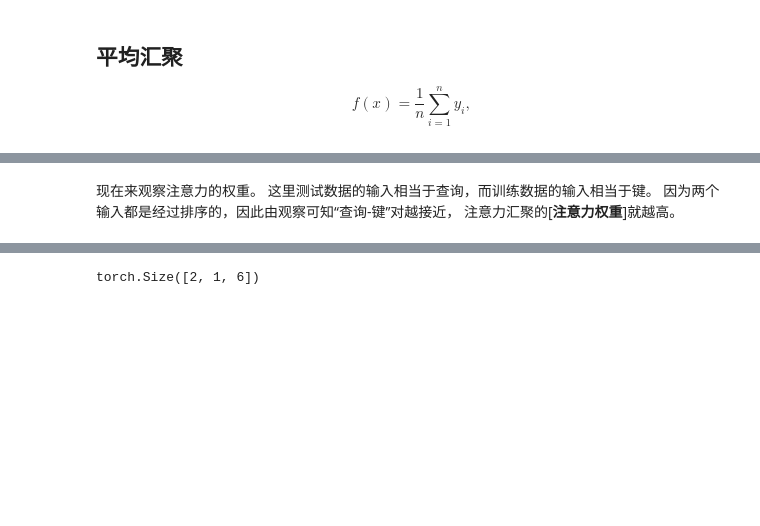
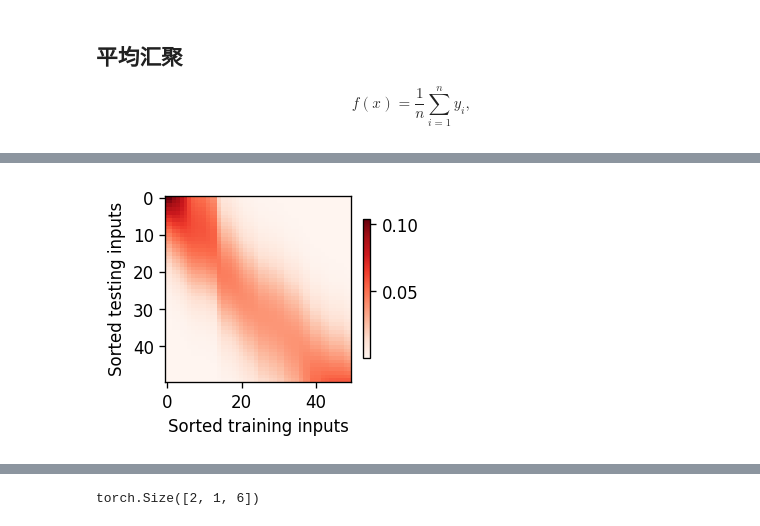
Before and after one commit to SimonSkywalke/diveIntoDeepLearningEasy, a Jupyter notebook: chapter10_attention-mechanisms/10.2_nadaraya-waston.ipynb, the cells around one changed output, grey strips where cells are left out. Saved outputs shown, nothing was run; the diff lists cells and outputs as text; code cells hidden in the pictures; blank space fills up the shorter version.

```diff
--- a/chapter10_attention-mechanisms/10.2_nadaraya-waston.ipynb
+++ b/chapter10_attention-mechanisms/10.2_nadaraya-waston.ipynb
@@ -14,3 +5,40 @@ $$y_i = 2\sin(x_i) + x_i^{0.8} + \epsilon,$$
+# %%
+# 实现注意力的可视化
+# 输入matrices的形状是（要显示的行数，要显示的列数，查询的数目，键的数目）
+# 每个矩阵（查询数目 × 键数目）对应一个子图。
+
+def show_heatmaps(matrices, xlabel, ylabel, titles=None, figsize=(2.5, 2.5), cmap='Reds'):
+    """显示矩阵热图"""
+    # 使用 Matplotlib 的 rcParams 来设置 SVG 格式
+    plt.rcParams['figure.dpi'] = 120  # 调整分辨率
+    plt.rcParams['savefig.format'] = 'svg'  # 设置保存格式为 SVG
+
+    # 获取矩阵的行列数
+    num_rows, num_cols = matrices.shape[0], matrices.shape[1]
+
+    # 绘图相关参数讲解
+    # num_rows, num_cols 子图网格的行列数
+    # figsize 整个图像的宽度和高度
+    # sharex=True, sharey=True 所有子图共享相同的x轴刻度
+    # squeeze=False 无论子图网格的形状如何，axes 始终是一个二维数组。
+    fig, axes = plt.subplots(num_rows, num_cols, figsize=figsize, sharex=True, sharey=True, squeeze=False)
+    # axes 的形状：(num_rows, num_cols)
+
+    # 遍历每一行的子图和对应的矩阵
+    for i, (row_axes, row_matrices) in enumerate(zip(axes, matrices)):
+        # 遍历每一列的子图和对应的矩阵
+        for j, (ax, matrix) in enumerate(zip(row_axes, row_matrices)):
+            pcm = ax.imshow(matrix.detach().numpy(), cmap=cmap)
+            if i == num_rows - 1:
+                ax.set_xlabel(xlabel)
+            if j == 0:
+                ax.set_ylabel(ylabel)
+            if titles:
+                ax.set_title(titles[j])
+
+    # 添加颜色条
+    fig.colorbar(pcm, ax=axes, shrink=0.6)
+    plt.show()
 # %%
 n_train = 50  # 训练样本数
 x_train, _ = torch.sort(torch.rand(n_train) * 5)   # 排序后的训练样本
@@ -143,10 +138,8 @@ plot_kernel_reg(y_hat)
-# %% [markdown]
-现在来观察注意力的权重。
-这里测试数据的输入相当于查询，而训练数据的输入相当于键。
-因为两个输入都是经过排序的，因此由观察可知“查询-键”对越接近，
-注意力汇聚的[**注意力权重**]就越高。
 # %%
-d2l.show_heatmaps(attention_weights.unsqueeze(0).unsqueeze(0),
+# 测试数据的输入相当于查询 训练数据的输入相当于键
+# 查询和键的距离越接近 对应的注意力权重就越高
+
+show_heatmaps(attention_weights.unsqueeze(0).unsqueeze(0),
                   xlabel='Sorted training inputs',
                   ylabel='Sorted testing inputs')
 # %% [output]
@@ -153,0 +146 @@ d2l.show_heatmaps(attention_weights.unsqueeze(0).unsqueeze(0),
+[figure, added]
```
Also changed, not shown: parts of 14 cells of this notebook.
